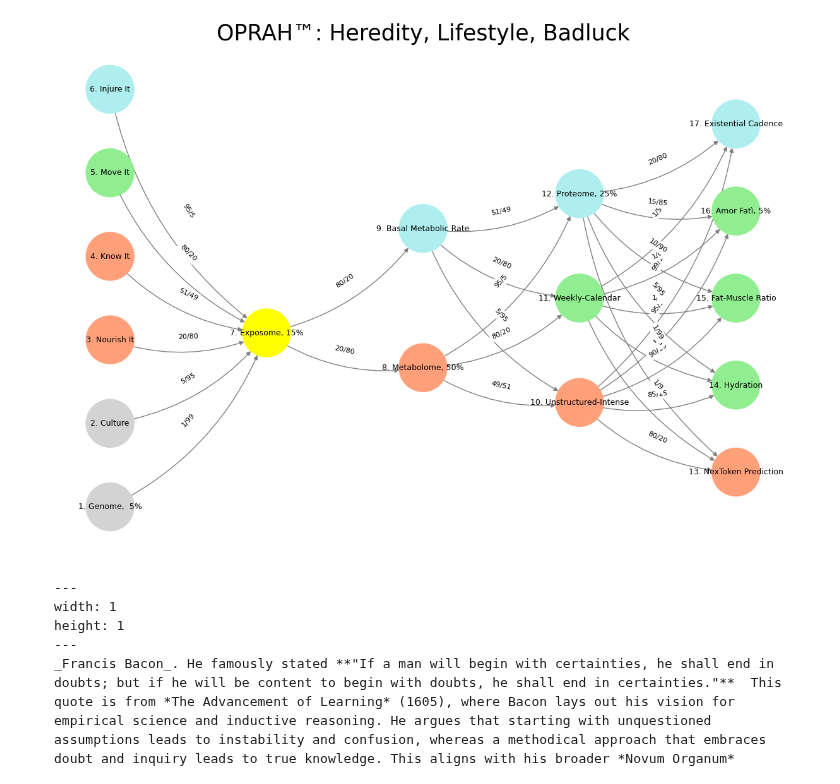
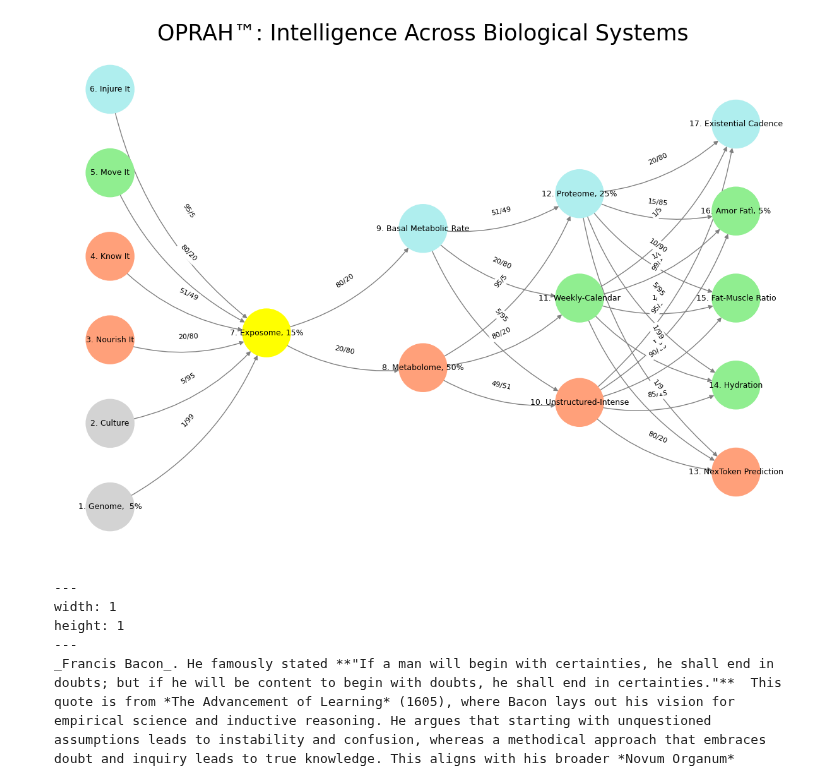
Before and after one commit to abikesa/noise-signal, a Jupyter notebook: kitabo/ensi/_build/jupyter_execute/act3/part1/part1_2.ipynb, the cells around one changed output. Saved outputs shown, nothing was run; the diff lists cells and outputs as text; code cells hidden in the pictures.

Commit message:
intelligence across systems

````diff
--- a/kitabo/ensi/_build/jupyter_execute/act3/part1/part1_2.ipynb
+++ b/kitabo/ensi/_build/jupyter_execute/act3/part1/part1_2.ipynb
@@ -218,35 +217,35 @@ def visualize_nn():
     # Add nodes with new numbered labels and assign positions
     for i, (layer_name, nodes) in enumerate(layers.items()):
         positions = calculate_positions(nodes, x_offset=i * 2)
         for node, position in zip(nodes, positions):
             new_node = mapping[node]
             G.add_node(new_node, layer=layer_name)
             pos[new_node] = position
             node_colors.append(colors.get(node, 'lightgray'))
 
     # Add edges with updated node labels
     for (source, target), weight in edges.items():
         if source in mapping and target in mapping:
             new_source = mapping[source]
             new_target = mapping[target]
             G.add_edge(new_source, new_target, weight=weight)
 
     # Draw the graph
     plt.figure(figsize=(12, 8))
     edges_labels = {(u, v): d["weight"] for u, v, d in G.edges(data=True)}
 
     nx.draw(
         G, pos, with_labels=True, node_color=node_colors, edge_color='gray',
         node_size=3000, font_size=9, connectionstyle="arc3,rad=0.2"
     )
     nx.draw_networkx_edge_labels(G, pos, edge_labels=edges_labels, font_size=8)
-    plt.title("OPRAH™: Heredity, Lifestyle, Badluck", fontsize=25)
+    plt.title("OPRAH™: Intelligence Across Biological Systems", fontsize=25)
     plt.show()
 
 # Run the visualization
 visualize_nn()
 # %% [output]
-[figure, old version]
+[figure, new version]
 # %% [markdown]
 ```{figure} https://www.ledr.com/colours/white.jpg
 ---
````
Also changed, not shown: parts of 1 cell of this notebook, 7 other files.
